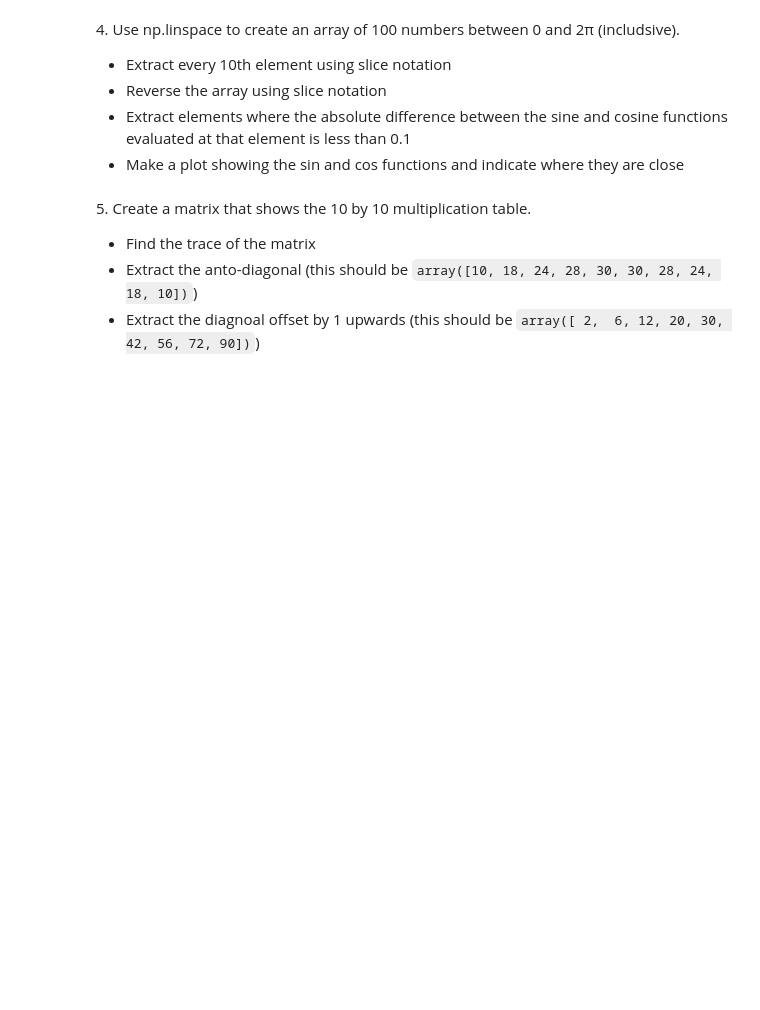
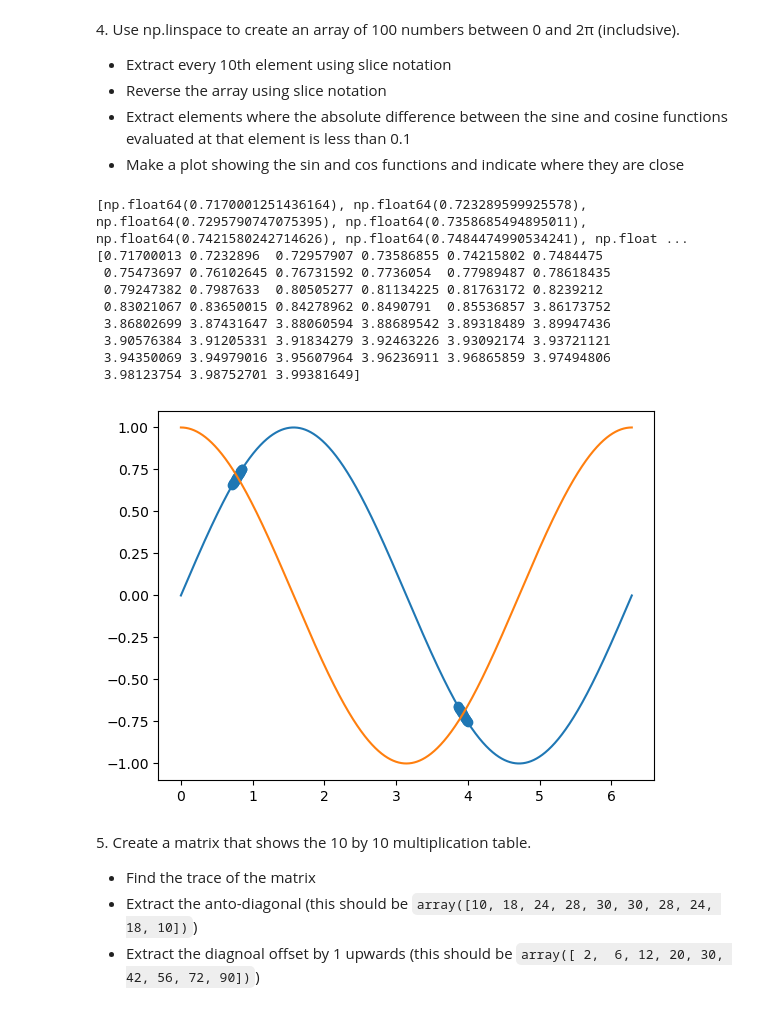
Before and after one commit to EstebanCardenas2001/LaboratoryOfComputationalPhysics_Y8, a Jupyter notebook: 04ex_Numpy.ipynb, the cells around one changed output. Cells and saved outputs as stored; diff of their text form; code cells hidden in the pictures; blank space fills up the shorter version.

```diff
--- a/04ex_Numpy.ipynb
+++ b/04ex_Numpy.ipynb
@@ -100,6 +100,35 @@ print(matrix)
   * Reverse the array using slice notation
   * Extract elements where the absolute difference between the sine and cosine functions evaluated at that element is less than 0.1
   * Make a plot showing the sin and cos functions and indicate where they are close
+# %%
+import matplotlib.pyplot as plt
+array=np.linspace(0,2*np.pi,1000)
+everyten=array[0:100:10]
+reversed=array[::-1]
+absdif=[i for i in array if abs(np.sin(i)-np.cos(i))<0.1]
+print(absdif)
+#the same with boolean masking
+mask=abs(np.sin(array)-np.cos(array))<0.1
+absdif2=array[mask]
+sinarray=np.sin(absdif2)
+
+print(absdif2)
+mesh=np.linspace(0,2*np.pi,10000)
+plt.plot(mesh, np.sin(mesh))
+plt.plot(mesh, np.cos(mesh))
+plt.scatter(absdif2,sinarray)
+plt.show()
+# %% [output]
+[np.float64(0.7170001251436164), np.float64(0.723289599925578), np.float64(0.7295790747075395), np.float64(0.7358685494895011), np.float64(0.7421580242714626), np.float64(0.7484474990534241), np.float ...
+[0.71700013 0.7232896  0.72957907 0.73586855 0.74215802 0.7484475
+ 0.75473697 0.76102645 0.76731592 0.7736054  0.77989487 0.78618435
+ 0.79247382 0.7987633  0.80505277 0.81134225 0.81763172 0.8239212
+ 0.83021067 0.83650015 0.84278962 0.8490791  0.85536857 3.86173752
+ 3.86802699 3.87431647 3.88060594 3.88689542 3.89318489 3.89947436
+ 3.90576384 3.91205331 3.91834279 3.92463226 3.93092174 3.93721121
+ 3.94350069 3.94979016 3.95607964 3.96236911 3.96865859 3.97494806
+ 3.98123754 3.98752701 3.99381649]
+[figure, added]
 # %% [markdown]
 5\. Create a matrix that shows the 10 by 10 multiplication table.
 
```
Also changed, not shown: parts of 2 cells of this notebook.
